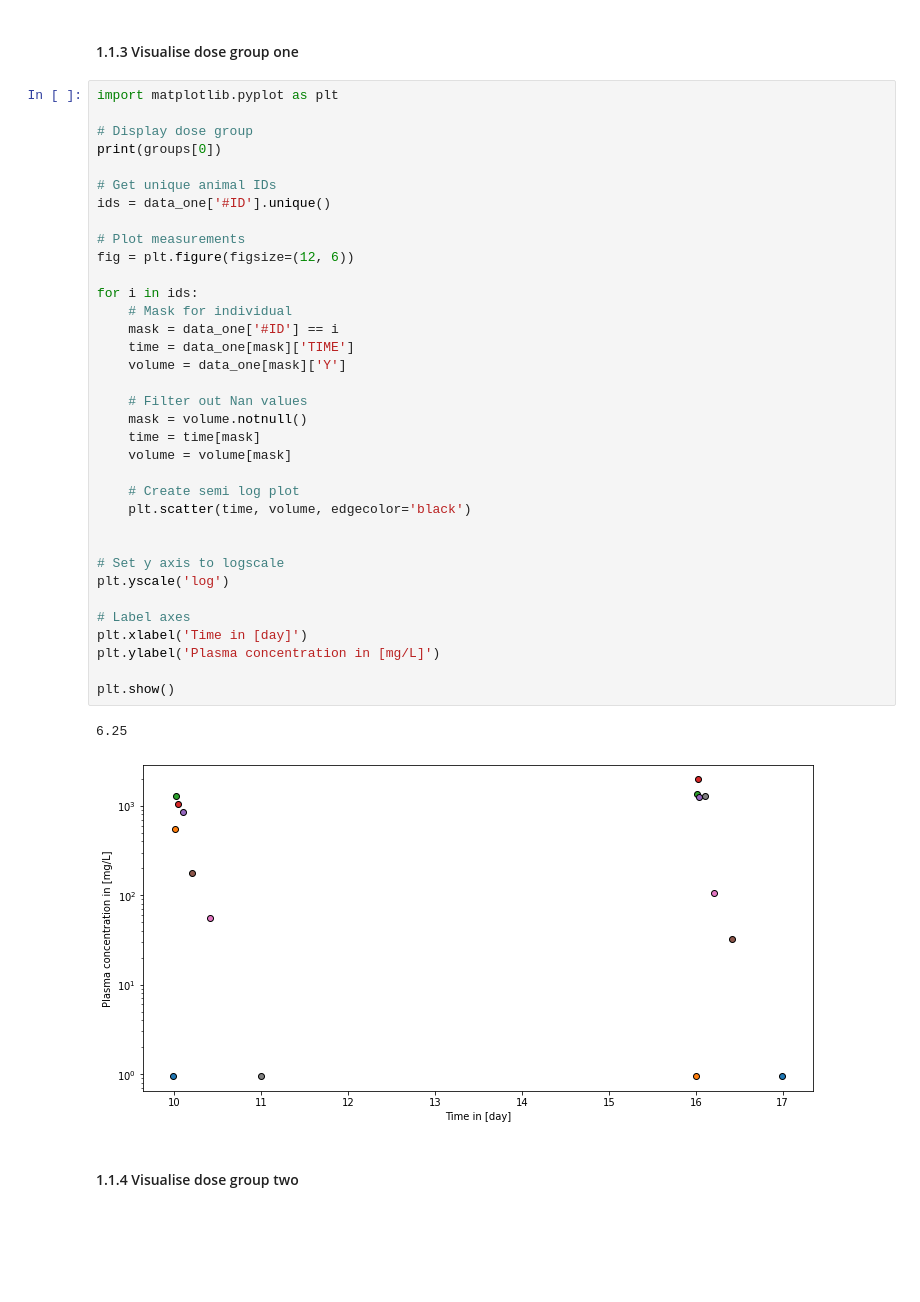
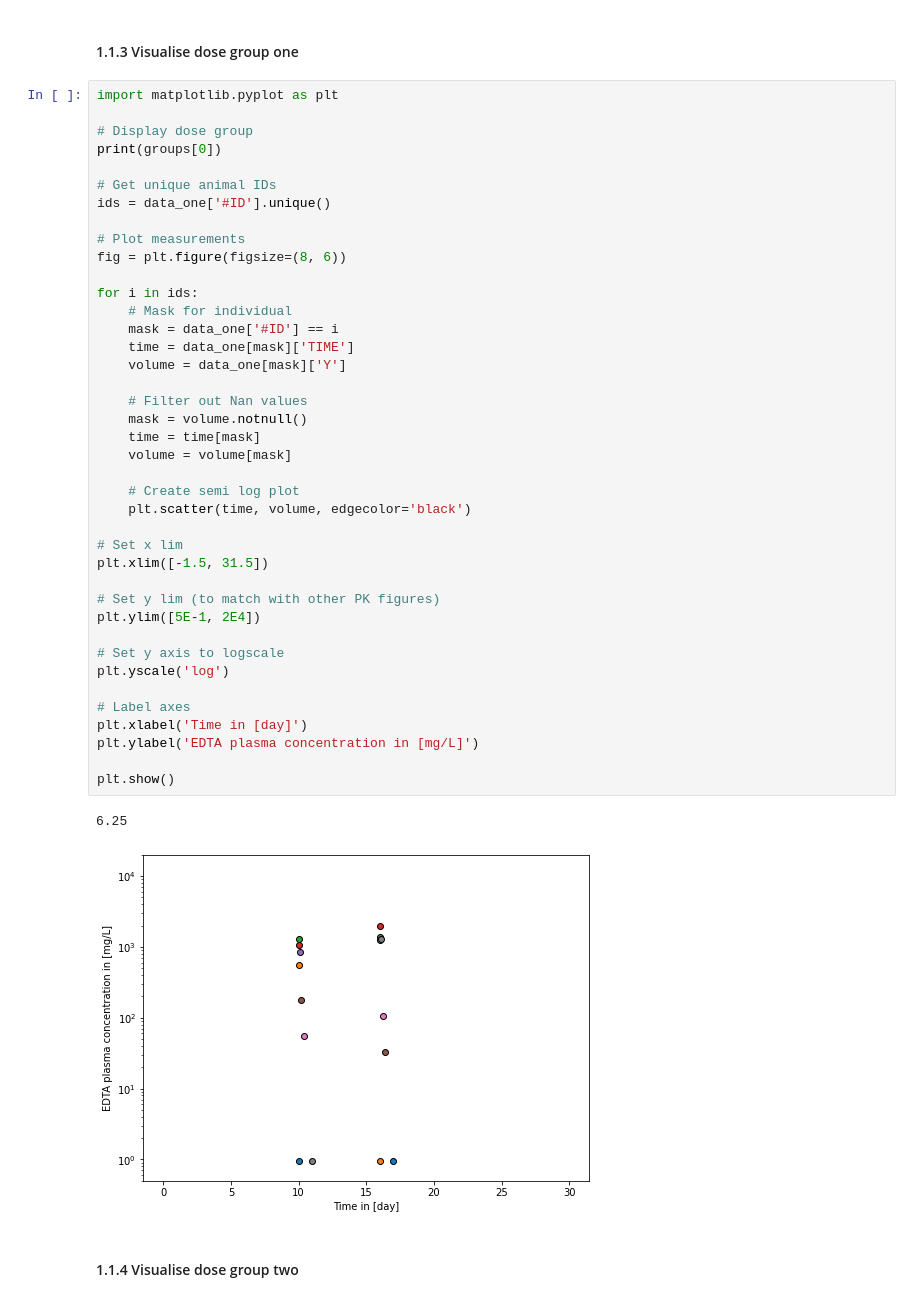
Before and after one commit to DavAug/ErlotinibGefitinib, a Jupyter notebook: erlotinib_pk_analysis.ipynb, the cells around one changed output. Drawn from its saved outputs; the diff is of its cells as text; blank space fills up the shorter version.

```diff
--- a/erlotinib_pk_analysis.ipynb
+++ b/erlotinib_pk_analysis.ipynb
@@ -94,36 +94,41 @@ print(groups[0])
 
 # Get unique animal IDs
 ids = data_one['#ID'].unique()
 
 # Plot measurements
-fig = plt.figure(figsize=(12, 6))
+fig = plt.figure(figsize=(8, 6))
 
 for i in ids:
     # Mask for individual
     mask = data_one['#ID'] == i
     time = data_one[mask]['TIME']
     volume = data_one[mask]['Y']
 
     # Filter out Nan values
     mask = volume.notnull()
     time = time[mask]
     volume = volume[mask]
 
     # Create semi log plot
     plt.scatter(time, volume, edgecolor='black')
 
+# Set x lim
+plt.xlim([-1.5, 31.5])
+
+# Set y lim (to match with other PK figures)
+plt.ylim([5E-1, 2E4])
 
 # Set y axis to logscale
 plt.yscale('log')
 
 # Label axes
 plt.xlabel('Time in [day]')
-plt.ylabel('Plasma concentration in [mg/L]')
+plt.ylabel('EDTA plasma concentration in [mg/L]')
 
 plt.show()
 # %% [output]
 6.25
-[figure, old version]
+[figure, new version]
 # %% [markdown]
 #### 1.1.4 Visualise dose group two
 # %%
```
Also changed, not shown: parts of 2 cells of this notebook, 4 other files.
